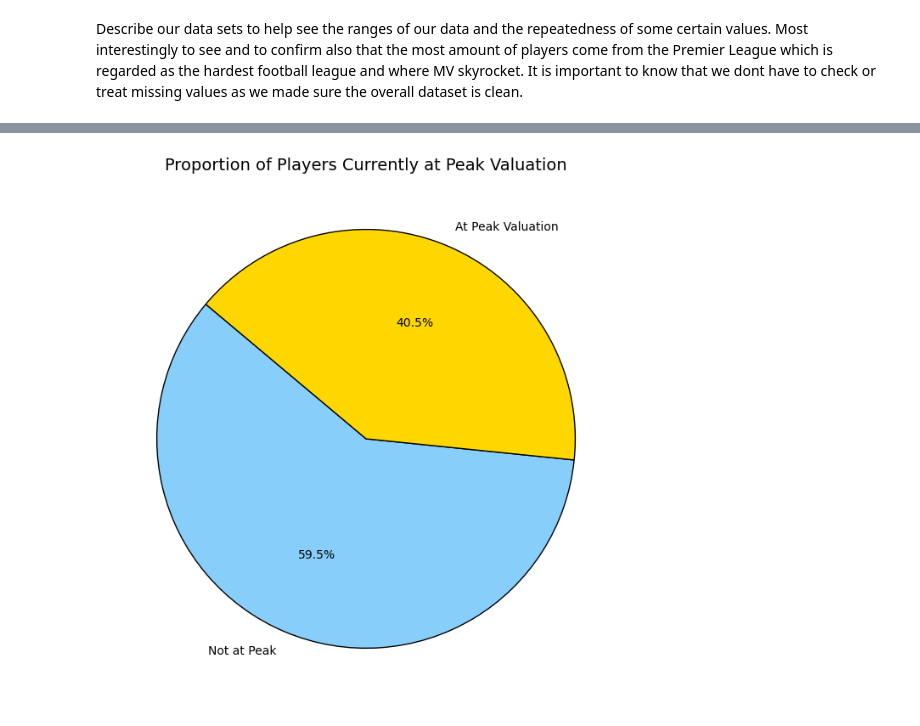
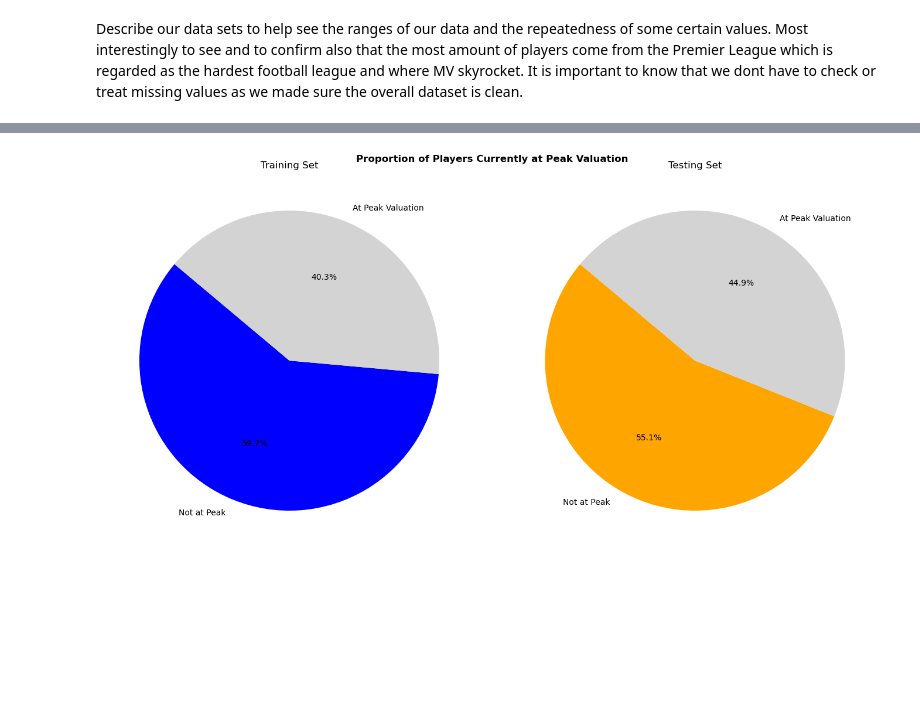
Before and after one commit to Dimitrescu-Robert/data-learning-in-python, a Jupyter notebook: 2026wc-player-market/main.ipynb, the cells around one changed output, grey strips where cells are left out. Saved outputs shown, nothing was run; the diff lists cells and outputs as text; code cells hidden in the pictures; blank space fills up the shorter version.

```diff
--- a/2026wc-player-market/main.ipynb
+++ b/2026wc-player-market/main.ipynb
@@ -123,12 +110,26 @@ Check number of missing values before and after stripping them off. As we can se
 # %%
+# create a sepparete dataframe for the missing statistics in order to display side by side
+missing_values = pd.DataFrame ({
+    'Number missing': players_df.isna().sum(),
+    'Procent missing': players_df.isna().sum() / len(players_df) * 100
+})
+
 print('Before dropping missing values:')
-print(players_df.isna().sum())
+display(missing_values)
 print('')
 
-# drop values wherever there are missing values for the players for: 'Country', 'Current MV', 'Peak MV'
+# instead of dropping missing values for players with unkown clubs
+players_df['Club League'] = players_df['Club League'].fillna('Unkown')
+
 players_df = players_df.dropna(subset=['Country', 'Current MV', 'Peak MV', 'Club League']).reset_index(drop=True)
 
+# pretty much verify that dropna went well.
+missing_values['Number missing'] = players_df.isna().sum()
+missing_values['Procent missing'] = players_df.isna().sum() / len(players_df) * 100
+
 print('After dropping missing values:')
-print(players_df.isna().sum())
+display(missing_values)
+
+print('')
 # %% [output]
 Before dropping missing values:
@@ -291,20 +452,32 @@ plt.show()
 # %%
-# === 2. PIE CHART: Players at their Peak Valuation ===
+fig, (ax1, ax2) = plt.subplots(1, 2, figsize = (14, 7))
 
-plt.figure(figsize=(8, 8))
+train_counts = X_train['Apex MV'].value_counts()
+test_counts = X_test['Apex MV'].value_counts()
 
-# Get counts of True and False from the 'Apex MV' column
-apex_counts = players_df['Apex MV'].value_counts()
+labels = train_counts.index.map({False: 'Not at Peak', True: 'At Peak Valuation'})
 
-# Map the True/False index to readable labels
-labels = apex_counts.index.map({False: 'Not at Peak', True: 'At Peak Valuation'})
+ax1.pie(
+    train_counts.values,
+    labels = labels,
+    autopct = '%1.1f%%',
+    startangle = 140,
+    colors = ['blue', 'lightgray']
+)
+ax1.set_title('Training Set')
 
-# Create the pie chart
-plt.pie(apex_counts.values, labels=labels, autopct='%1.1f%%',
-        startangle=140, colors=['lightskyblue', 'gold'],
-        wedgeprops={'edgecolor': 'black'})
+ax2.pie(
+    test_counts.values,
+    labels = labels,
+    autopct = '%1.1f%%',
+    startangle = 140,
+    colors = ['orange', 'lightgray']
+)
+ax2.set_title('Testing Set')
 
-plt.title('Proportion of Players Currently at Peak Valuation', fontsize=14)
+fig.suptitle('Proportion of Players Currently at Peak Valuation', fontweight = 'bold')
+
+plt.tight_layout()
 plt.show()
 # %% [output]
-[figure, old version]
+[figure, new version]
```
Also changed, not shown: parts of 33 cells of this notebook, 2 other files.
